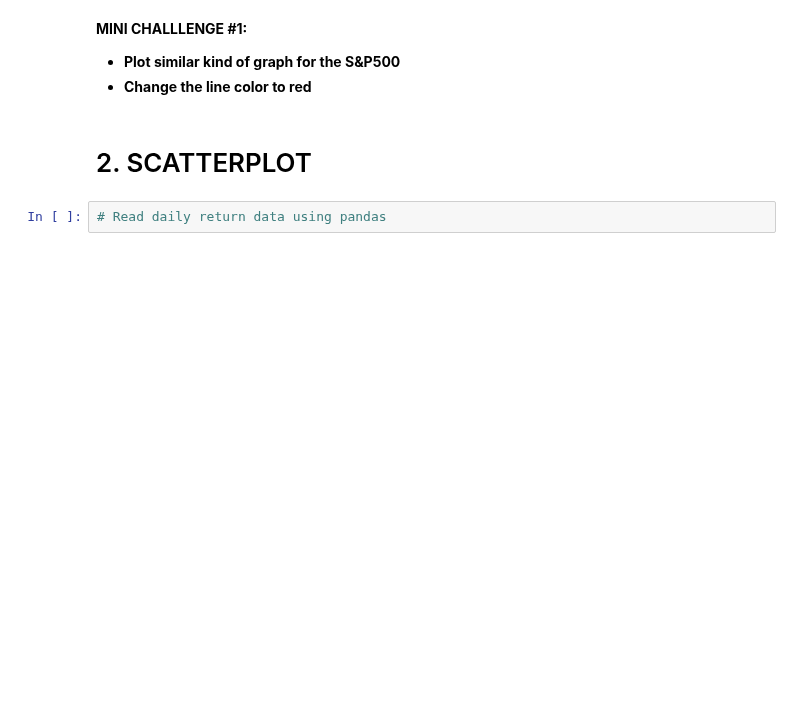
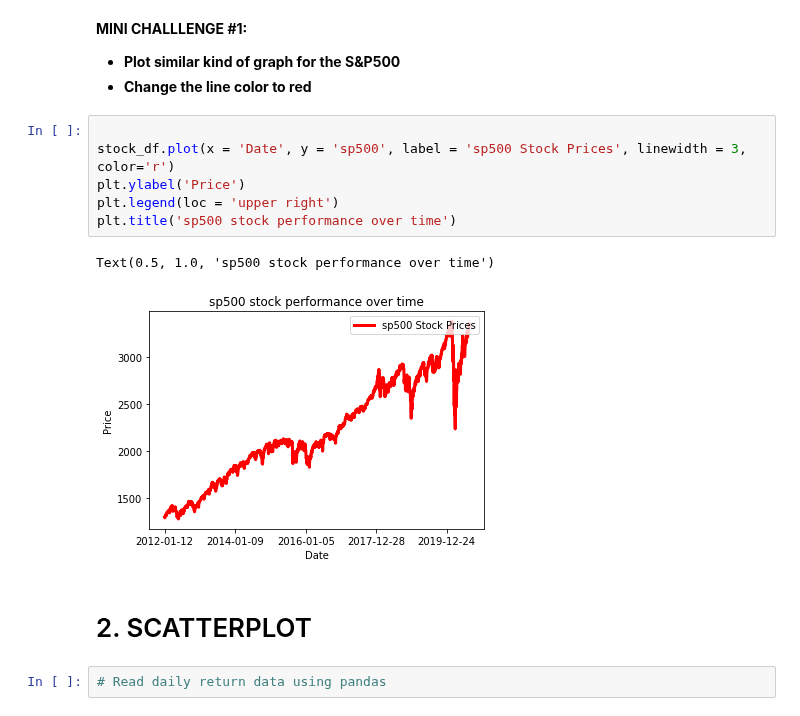
Before and after one commit to LinaSachuk/The-Complete-Python-and-Machine-Learning-for-Financial-Analysis, a Jupyter notebook: 9_Python_101_Data_Visualization_with_matplotlib.ipynb, the cells around one changed output. Saved outputs shown, nothing was run; the diff lists cells and outputs as text; blank space fills up the shorter version.

```diff
--- a/9_Python_101_Data_Visualization_with_matplotlib.ipynb
+++ b/9_Python_101_Data_Visualization_with_matplotlib.ipynb
@@ -34,6 +42,15 @@ stock_df
 **MINI CHALLLENGE #1:**
 - **Plot similar kind of graph for the S&P500**
 - **Change the line color to red**
+# %%
+
+stock_df.plot(x = 'Date', y = 'sp500', label = 'sp500 Stock Prices', linewidth = 3, color='r')
+plt.ylabel('Price')
+plt.legend(loc = 'upper right')
+plt.title('sp500 stock performance over time')
+# %% [output]
+Text(0.5, 1.0, 'sp500 stock performance over time')
+[figure, added]
 # %% [markdown]
 # 2. SCATTERPLOT
 # %%
```
Also changed, not shown: parts of 2 cells of this notebook.
